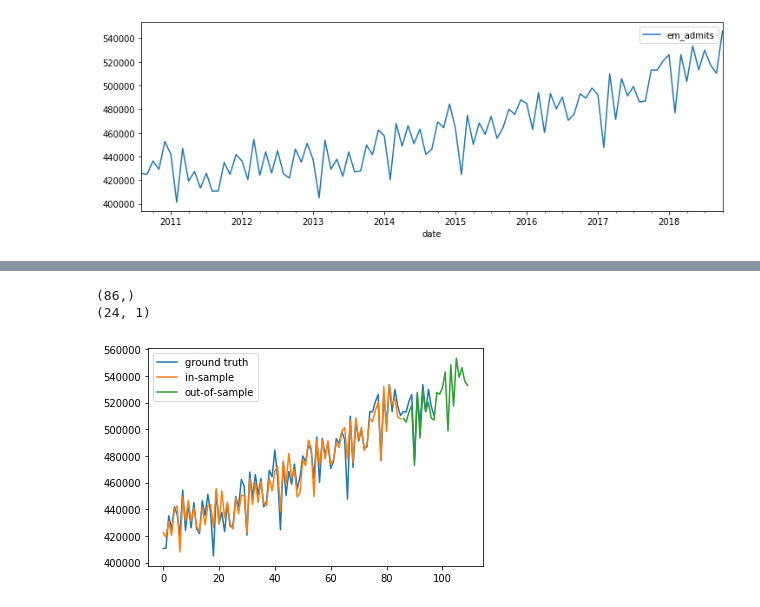
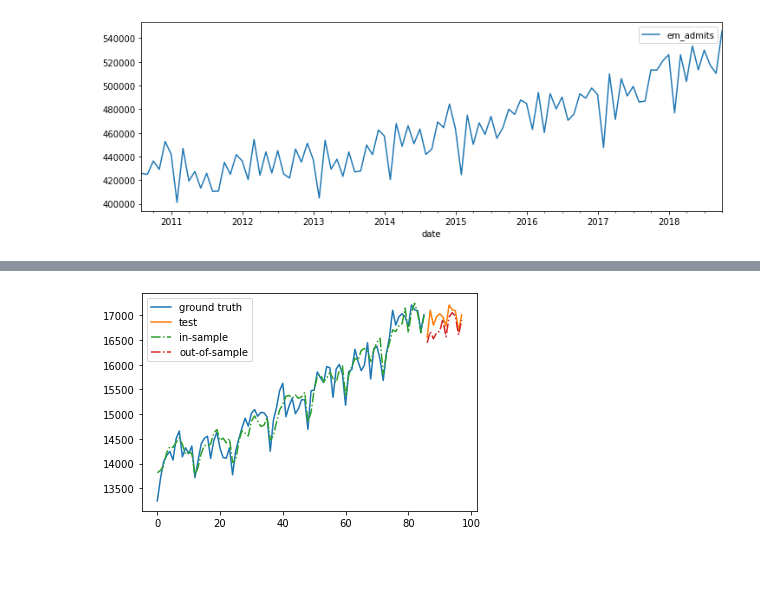
Before and after one commit to health-data-science-OR/forecasting, a Jupyter notebook: autoregression/autoregression2.ipynb, the cells around one changed output, grey strips where cells are left out. Drawn from its saved outputs; the diff is of its cells as text; code cells hidden in the pictures; blank space fills up the shorter version.

```diff
--- a/autoregression/autoregression2.ipynb
+++ b/autoregression/autoregression2.ipynb
@@ -580,26 +610,28 @@ plt.legend();
 # %%
-#predict next 12 months and plot
-H = 12
-y_preds = autoregressive_iterative_forecast(model, X_test[0], h=H)
-y_preds = scaler.inverse_transform(y_preds.reshape(-1, 1))
+def plot_nn_prediction_results(model, X_train, y_train, y_test, y_preds):
 
-fitted_values = scaler.inverse_transform(model.predict(X_train))
-ground_truth = np.concatenate([scaler.inverse_transform(y_train),
-                               scaler.inverse_transform(y_test)])
-nn = np.concatenate([fitted_values, y_preds])
+    #create series
+    fitted_values = scaler.inverse_transform(model.predict(X_train))
+    ground_truth = scaler.inverse_transform(y_train)
+    ground_truth_val = scaler.inverse_transform(y_test)
 
-padding = np.full(len(fitted_values), np.NAN)
-print(padding.shape)
-print(y_preds.shape)
+    padding = np.full(len(fitted_values), np.NAN)
 
-forecast = np.concatenate([padding.reshape(-1, 1), y_preds])
+    validation = np.concatenate([padding.reshape(-1, 1), ground_truth_val])
+    forecast = np.concatenate([padding.reshape(-1, 1), y_preds])
 
-plt.plot(ground_truth, label='ground truth')
-plt.plot(fitted_values, label='in-sample')
-plt.plot(forecast, label='out-of-sample')
-plt.legend();
+    plt.plot(ground_truth, label='ground truth')
+    plt.plot(validation, label='test')
+    plt.plot(fitted_values, label='in-sample', linestyle='-.')
+    plt.plot(forecast, label='out-of-sample', linestyle='-.')
+    plt.legend();
-# %% [output]
-(86,)
-(24, 1)
-[figure, removed]
+# %%
+#predict next 12 months and plot
+H = 12
+y_preds_lm = autoregressive_iterative_forecast(model_lm, X_test[0], h=H)
+y_preds_lm = scaler.inverse_transform(y_preds_lm.reshape(-1, 1))
+
+plot_nn_prediction_results(model, X_train, y_train, y_test, y_preds_lm)
+# %% [output]
+[figure, added]
 # %%
```
Also changed, not shown: parts of 36 cells of this notebook, 50 other files.
